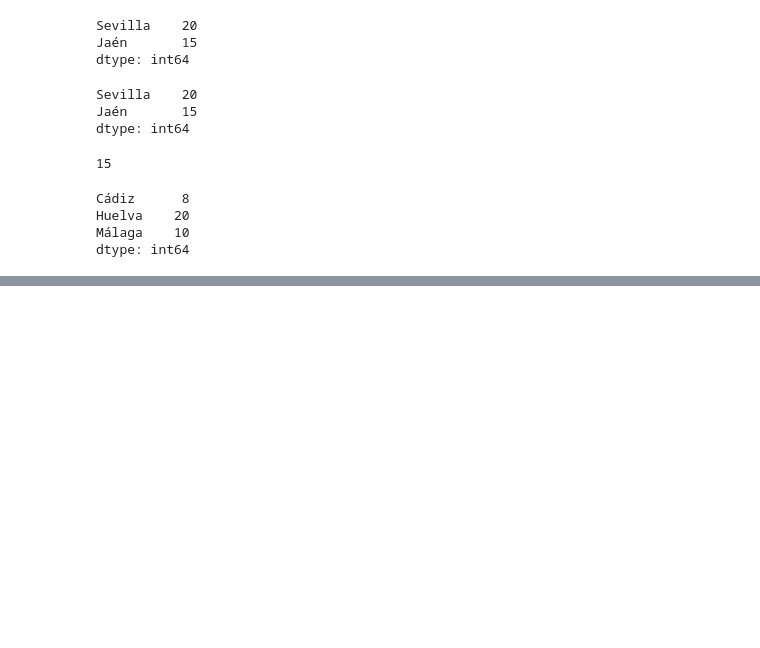
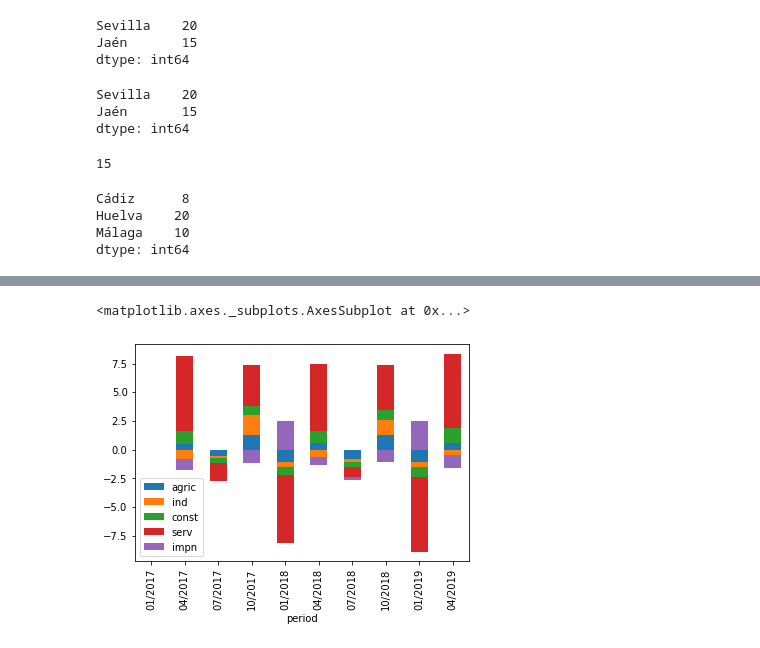
Before and after one commit to otoperalias/Coyuntura, a Jupyter notebook: Clases/Tema2_I.ipynb, the cells around one changed output, grey strips where cells are left out. Drawn from its saved outputs; the diff is of its cells as text; code cells hidden in the pictures; blank space fills up the shorter version.

```diff
--- a/Clases/Tema2_I.ipynb
+++ b/Clases/Tema2_I.ipynb
@@ -547,0 +666,5 @@ dtype: int64
+# %%
+# Calculamos las primeras diferencias (es decir, valor(t)-valor(t-1)) gracias a la función .diff que lo hace automáticamente.
+# O sea, aquí se calcula la variación de un trimestre a otro.
+diff = data.diff()
+diff
@@ -547,0 +684,4 @@ dtype: int64
+# %%
+# Dividimos diff/valor(t-1) y calculamos así la tasa de variación
+tv=diff.div(data.shift(1))
+tv
@@ -547,0 +717,4 @@ dtype: int64
+# %%
+# Calculamos los pesos
+weights = data.div(data["pib"], axis=0) # dividimos cada valor por el valor correspondiente en la columna "pib".
+weights
@@ -547,0 +750,4 @@ dtype: int64
+# %%
+# Finalmente, calculamos la contribución al crecimiento
+contrib=tv.multiply(weights.shift(1))*100  #Notar que tv corresponde al periodo t mientras que los pesos a t-1
+contrib
@@ -547,0 +767,7 @@ dtype: int64
+# %%
+# Y dibujamos el gráfico
+contrib.index=contrib.index.strftime('%m/%Y')  # Para poner las fechas en formato apropiado.
+contrib.loc[:,"agric":"impn"].plot(kind='bar', stacked=True)
+# %% [output]
+<matplotlib.axes._subplots.AxesSubplot at 0x...>
+[figure, added]
```
Also changed, not shown: parts of 20 cells of this notebook.
